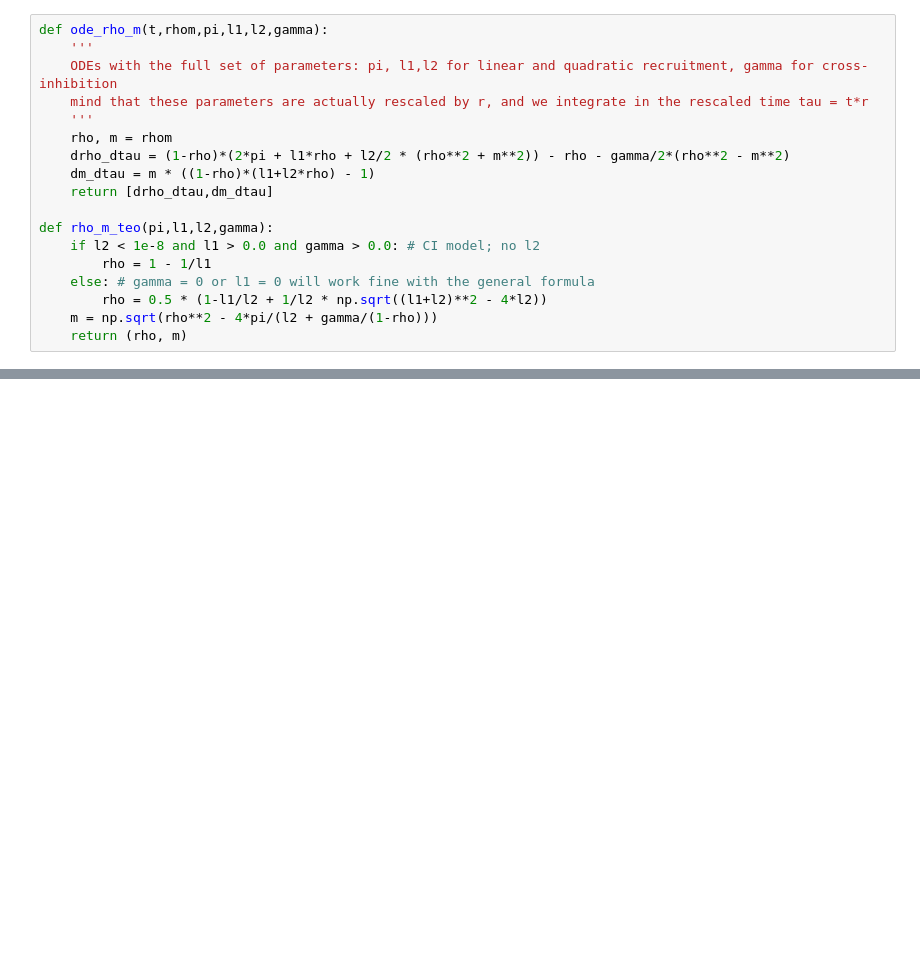
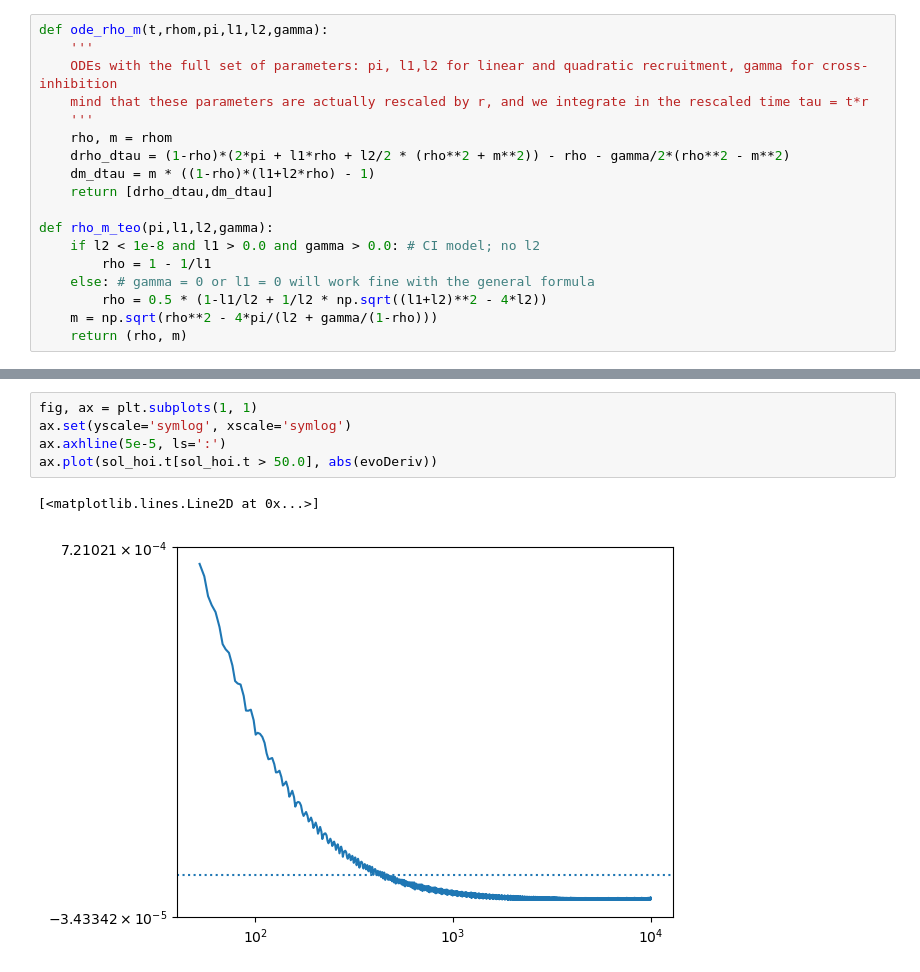
Before and after one commit to dmarchp/TFM_code, a Jupyter notebook: non_lin_models/det_sols_non_lin/ode_int.ipynb, the cells around one changed output, grey strips where cells are left out. Saved outputs shown, nothing was run; the diff lists cells and outputs as text; blank space fills up the shorter version.

```diff
--- a/non_lin_models/det_sols_non_lin/ode_int.ipynb
+++ b/non_lin_models/det_sols_non_lin/ode_int.ipynb
@@ -92,0 +78,8 @@ ax[1].axvline(tss_ci, color='xkcd:gray', ls=':', lw=0.8)
+# %%
+fig, ax = plt.subplots(1, 1)
+ax.set(yscale='symlog', xscale='symlog')
+ax.axhline(5e-5, ls=':')
+ax.plot(sol_hoi.t[sol_hoi.t > 50.0], abs(evoDeriv))
+# %% [output]
+[<matplotlib.lines.Line2D at 0x...>]
+[figure, added]
```
Also changed, not shown: parts of 9 cells of this notebook, 4 other files.
